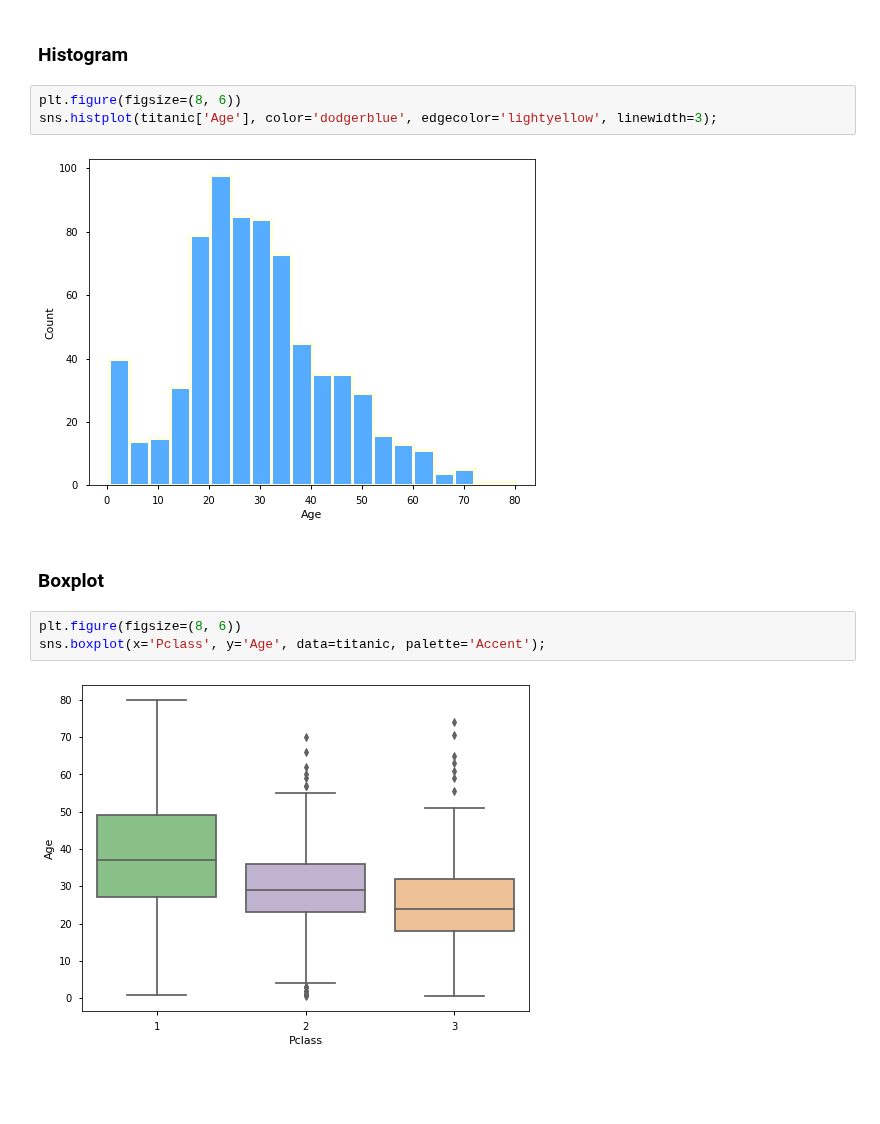
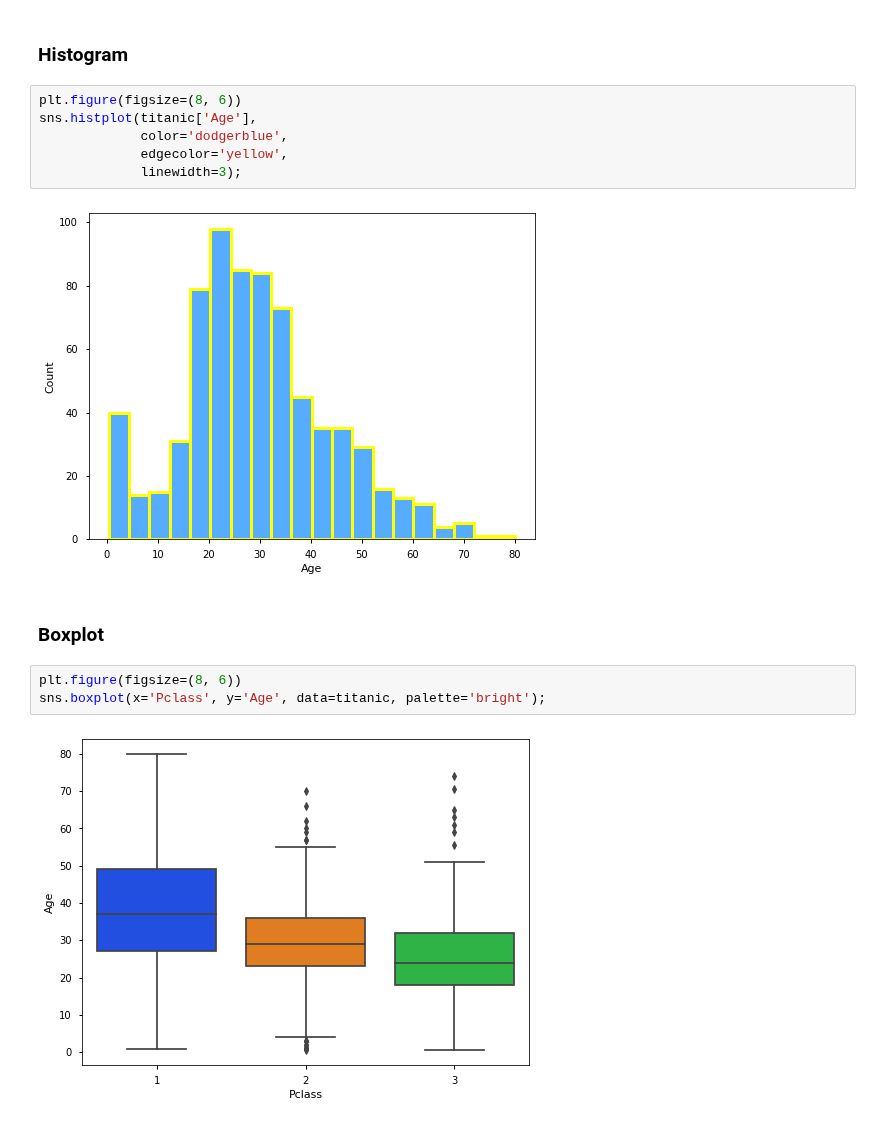
Before and after one commit to PaulToronto/Howard-University-Coursera-Linear-Algebra-For-Data-Science-Specialization, a Jupyter notebook: 1_1_2_Modeling_Data_in_Python.ipynb, the cells around one changed output. Cells and saved outputs as stored; diff of their text form; blank space fills up the shorter version.

```diff
--- a/1_1_2_Modeling_Data_in_Python.ipynb
+++ b/1_1_2_Modeling_Data_in_Python.ipynb
@@ -380,13 +391,16 @@ sns.countplot(x='Survived', hue='Pclass', data=titanic, palette='winter');
 ### Histogram
 # %%
 plt.figure(figsize=(8, 6))
-sns.histplot(titanic['Age'], color='dodgerblue', edgecolor='lightyellow', linewidth=3);
+sns.histplot(titanic['Age'],
+             color='dodgerblue',
+             edgecolor='yellow',
+             linewidth=3);
 # %% [output]
-[figure, old version]
+[figure, new version]
 # %% [markdown]
 ### Boxplot
 # %%
 plt.figure(figsize=(8, 6))
-sns.boxplot(x='Pclass', y='Age', data=titanic, palette='Accent');
+sns.boxplot(x='Pclass', y='Age', data=titanic, palette='bright');
 # %% [output]
-[figure, old version]
+[figure, new version]
```
Also changed, not shown: parts of 2 cells of this notebook.
